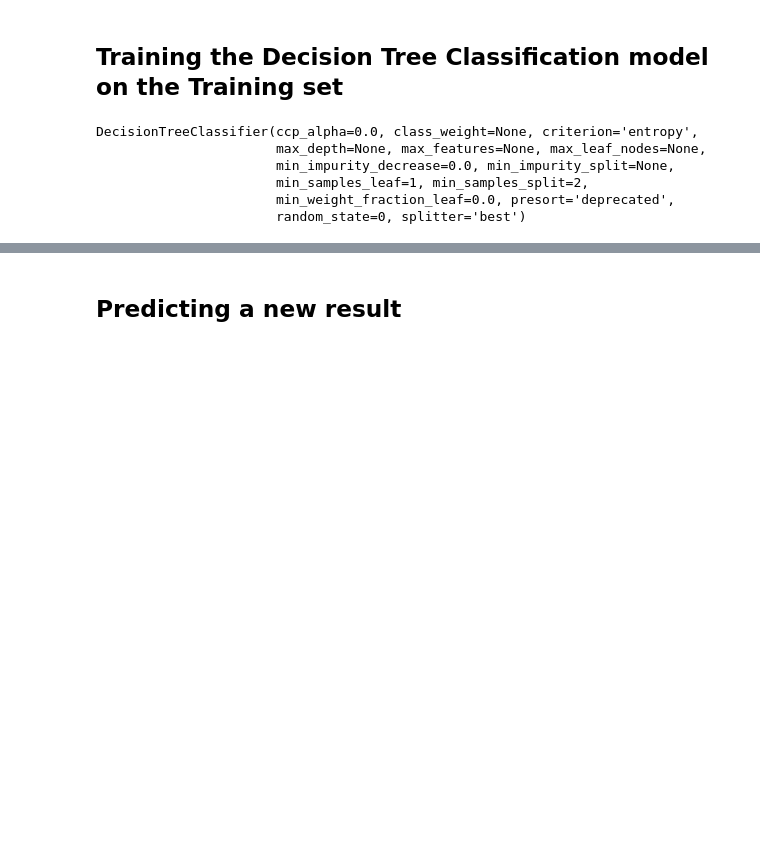
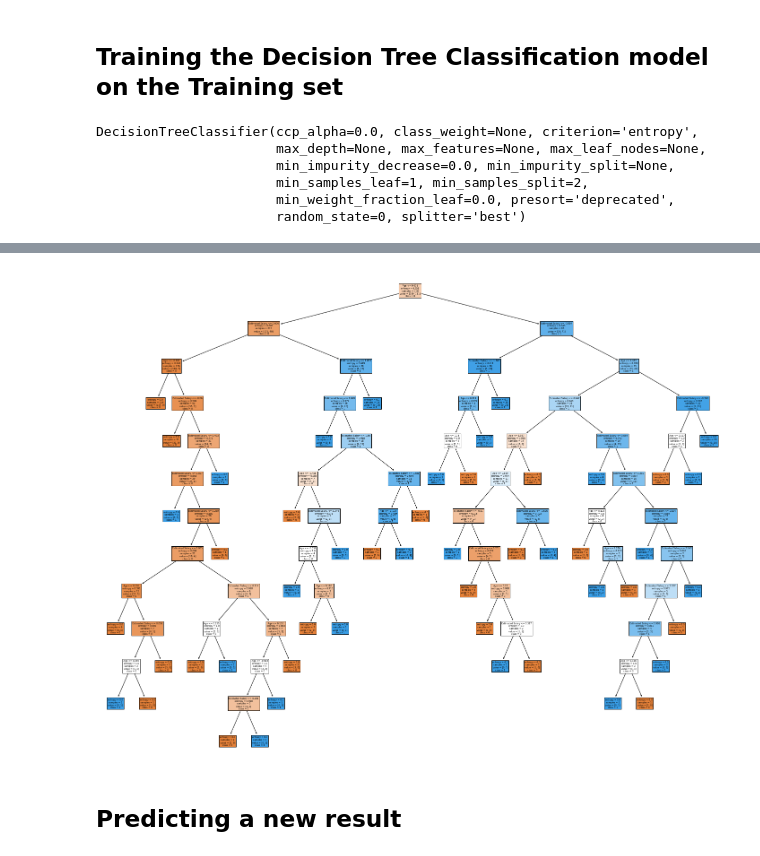
Before and after one commit to gauravpks/ml-repo, a Jupyter notebook: Part 3 - Classification/Decision Tree Classification/decision_tree_classification.ipynb, the cells around one changed output, grey strips where cells are left out. Saved outputs shown, nothing was run; the diff lists cells and outputs as text; code cells hidden in the pictures; blank space fills up the shorter version.

```diff
--- a/Part 3 - Classification/Decision Tree Classification/decision_tree_classification.ipynb
+++ b/Part 3 - Classification/Decision Tree Classification/decision_tree_classification.ipynb
@@ -15,7 +21,7 @@ import pandas as pd
 # %% [markdown]
 ## Importing the dataset
 # %%
-dataset = pd.read_csv('Social_Network_Ads.csv')
+dataset = pd.read_csv('https://raw.githubusercontent.com/gauravpks/ml-repo/master/Part%203%20-%20Classification/Logistic%20Regression/Social_Network_Ads.csv')
 X = dataset.iloc[:, :-1].values
 y = dataset.iloc[:, -1].values
 # %% [markdown]
@@ -143,0 +175,8 @@ DecisionTreeClassifier(ccp_alpha=0.0, class_weight=None, criterion='entropy',
+# %%
+fig = plt.figure(figsize=(25,20))
+_ = tree.plot_tree(classifier,
+                   feature_names=['Age', 'Estimated Salary'],
+                   class_names=['0','1'],
+                   filled=True)
+# %% [output]
+[figure, added]
```
Also changed, not shown: parts of 6 cells of this notebook.
